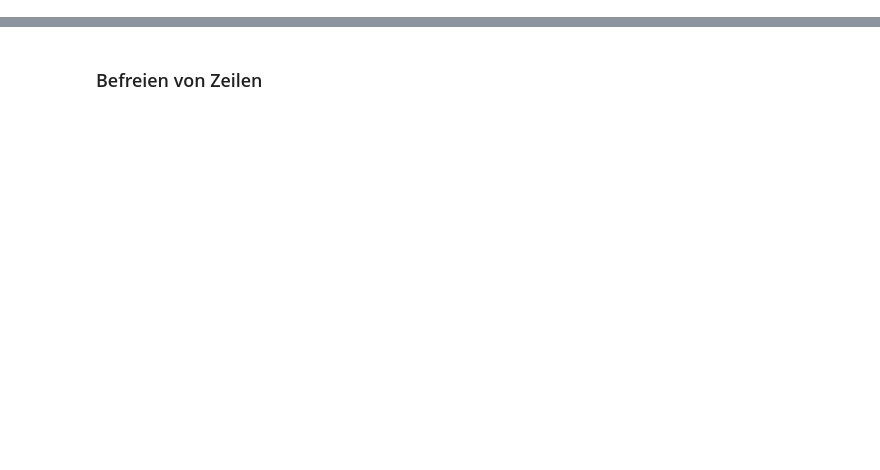
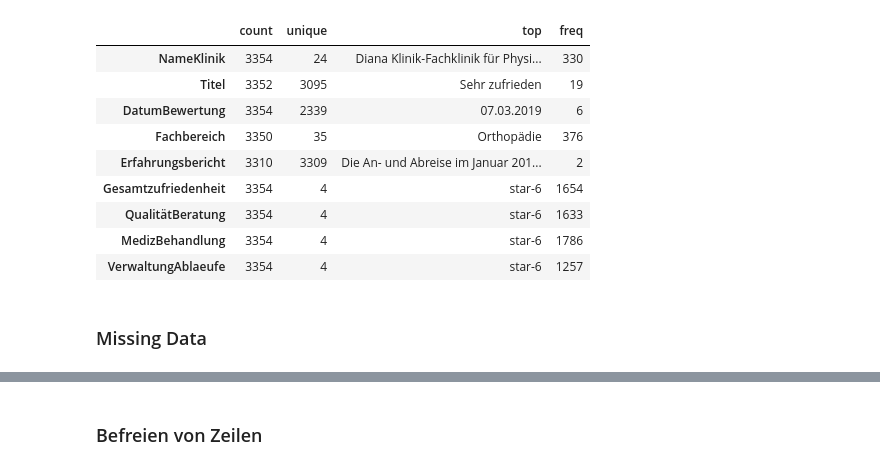
Before and after one commit to yigitbun/Finishing_Project, a Jupyter notebook: KB_Sentiment_Analyse/KB_Reinigung.ipynb, the cells around one changed output, grey strips where cells are left out. Cells and saved outputs as stored; diff of their text form; code cells hidden in the pictures; blank space fills up the shorter version.

```diff
--- a/KB_Sentiment_Analyse/KB_Reinigung.ipynb
+++ b/KB_Sentiment_Analyse/KB_Reinigung.ipynb
@@ -13,0 +6,15 @@ df.head()
+# %%
+df.describe().transpose()
+# %% [output]
+|  | count | unique | top | freq |
+| NameKlinik | 3354 | 24 | Diana Klinik-Fachklinik für Physi... | 330 |
+| Titel | 3352 | 3095 | Sehr zufrieden | 19 |
+| DatumBewertung | 3354 | 2339 | 07.03.2019 | 6 |
+| Fachbereich | 3350 | 35 | Orthopädie | 376 |
+| Erfahrungsbericht | 3310 | 3309 | Die An- und Abreise im Januar 201... | 2 |
+| Gesamtzufriedenheit | 3354 | 4 | star-6 | 1654 |
+| QualitätBeratung | 3354 | 4 | star-6 | 1633 |
+| MedizBehandlung | 3354 | 4 | star-6 | 1786 |
+| VerwaltungAblaeufe | 3354 | 4 | star-6 | 1257 |
+# %% [markdown]
+### Missing Data
```
Also changed, not shown: parts of 16 cells of this notebook.
